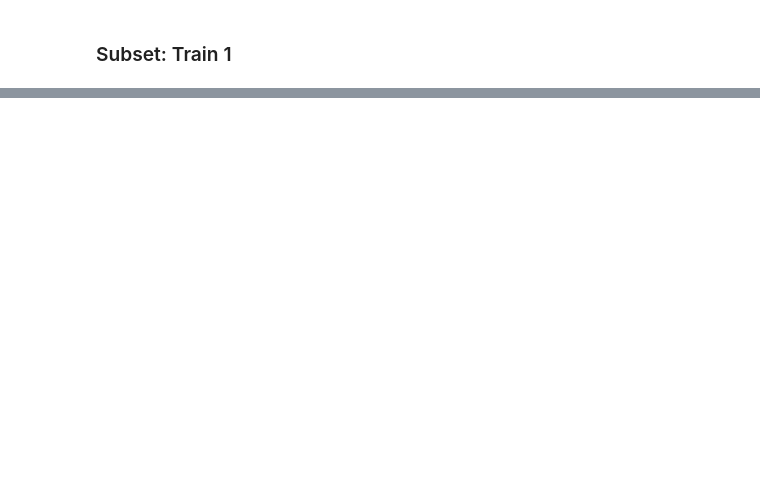
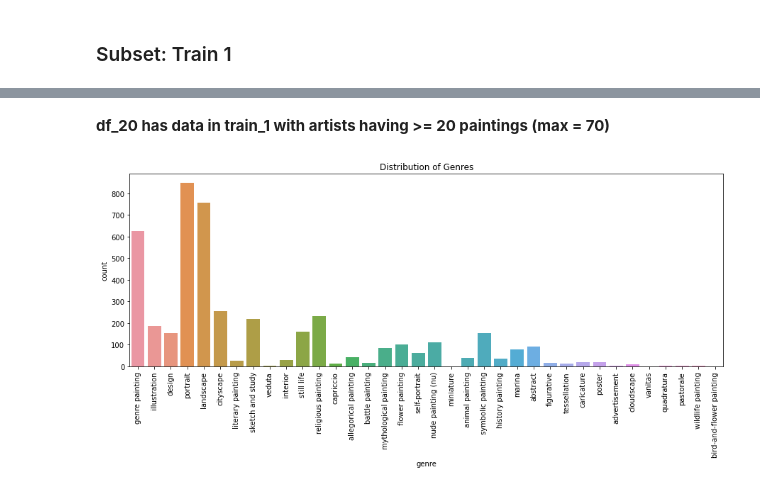
Before and after one commit to Aditikk00/artist-identification, a Jupyter notebook: FinalProj.ipynb, the cells around one changed output, grey strips where cells are left out. Drawn from its saved outputs; the diff is of its cells as text; code cells hidden in the pictures; blank space fills up the shorter version.

```diff
--- a/FinalProj.ipynb
+++ b/FinalProj.ipynb
@@ -110,0 +175,4 @@ plt.show()
+# %%
+by_artist_1 = by_artist_1[by_artist_1['count'] >= 20]
+# removing artists from the main df that have < 20 paintings
+df_20 = train1_df[train1_df['artist'].isin(by_artist_1['artist'])]
@@ -110,0 +190,9 @@ plt.show()
+# %% [markdown]
+__df_20 has data in train_1 with artists having >= 20 paintings (max = 70)__
+# %%
+sns.countplot(x='genre', data=df_20)
+plt.xticks(rotation=90)
+plt.title('Distribution of Genres')
+plt.show()
+# %% [output]
+[figure, added]
```
Also changed, not shown: parts of 15 cells of this notebook.
